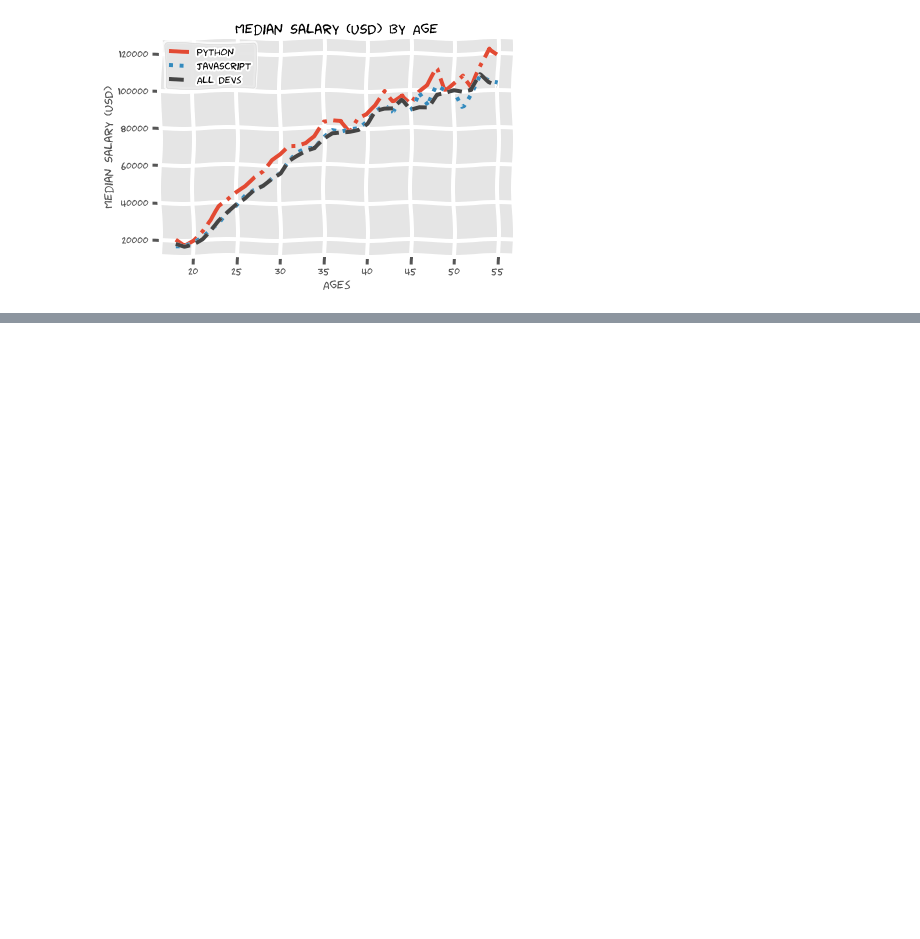
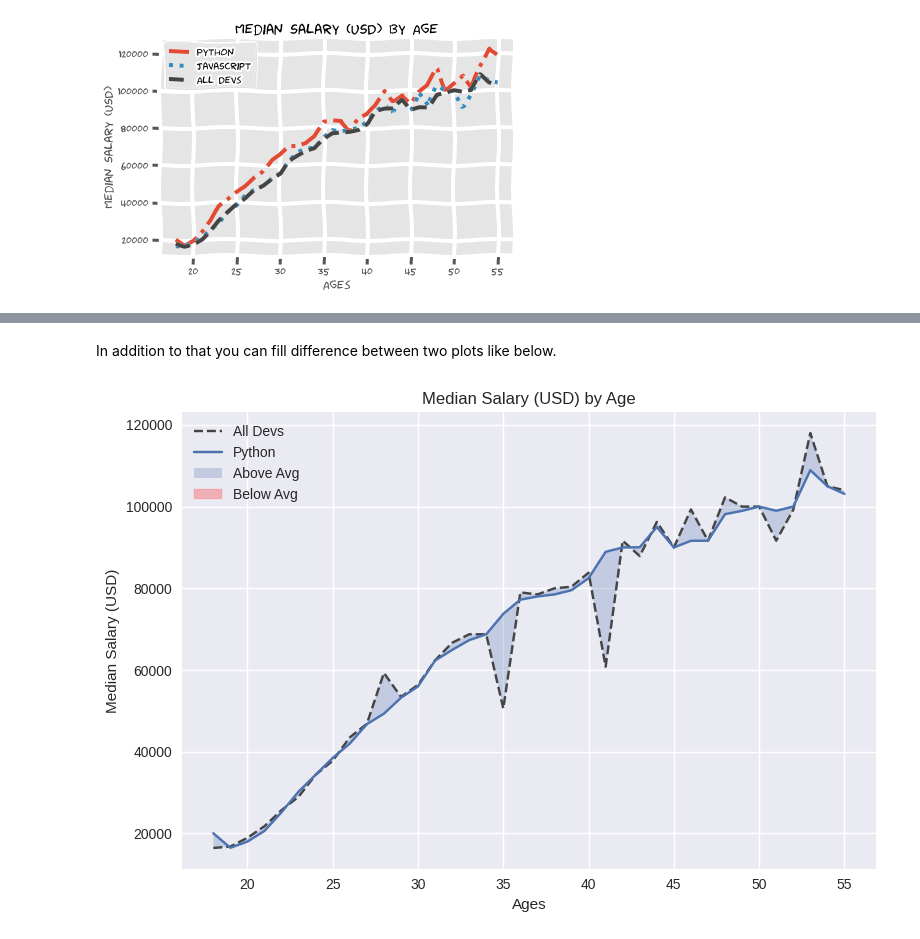
Before and after one commit to mekazanc/Data-Visualization, a Jupyter notebook: visualTimeSeries.ipynb, the cells around one changed output, grey strips where cells are left out. Drawn from its saved outputs; the diff is of its cells as text; code cells hidden in the pictures; blank space fills up the shorter version.

```diff
--- a/visualTimeSeries.ipynb
+++ b/visualTimeSeries.ipynb
@@ -69,0 +104,34 @@ plt.tight_layout()
+# %% [markdown]
+In addition to that you can fill difference between two plots like below.
+# %%
+plt.plot(ages, java, color='#444444',
+         linestyle='--', label='All Devs')
+
+plt.plot(ages, python, label='Python')
+
+
+
+overall_median = 50000
+# can use where=(python <= overall_median) parameter as well.
+
+plt.fill_between(ages, python, java,
+                 where=(python > java),
+                 interpolate=True, alpha=0.25, label='Above Avg')
+
+plt.fill_between(ages, python, java,
+                 where=(python <= java),
+                 interpolate=True, color='red', alpha=0.25, label='Below Avg')
+
+
+
+plt.legend()
+
+plt.title('Median Salary (USD) by Age')
+plt.xlabel('Ages')
+plt.ylabel('Median Salary (USD)')
+
+plt.tight_layout()
+
+plt.show()
+# %% [output]
+[figure, added]
```
Also changed, not shown: parts of 5 cells of this notebook.
